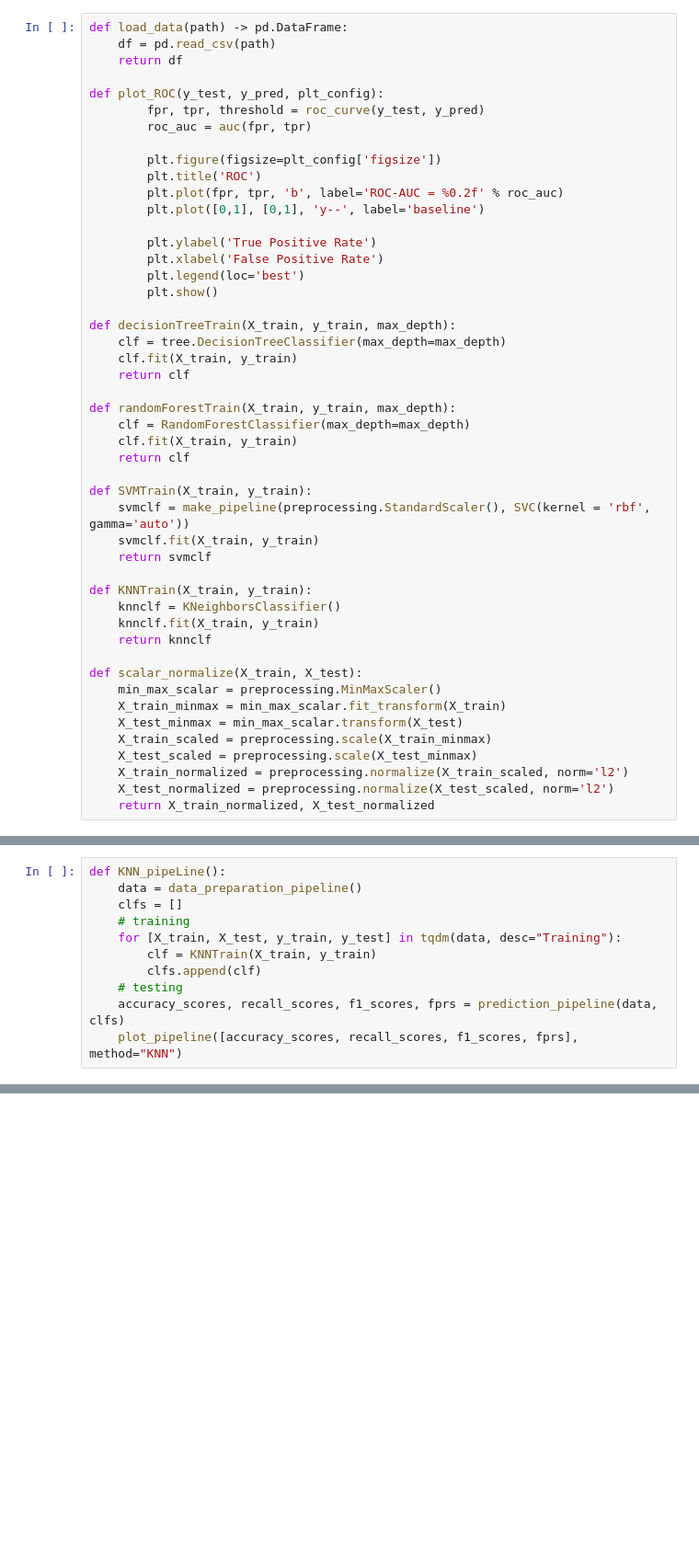
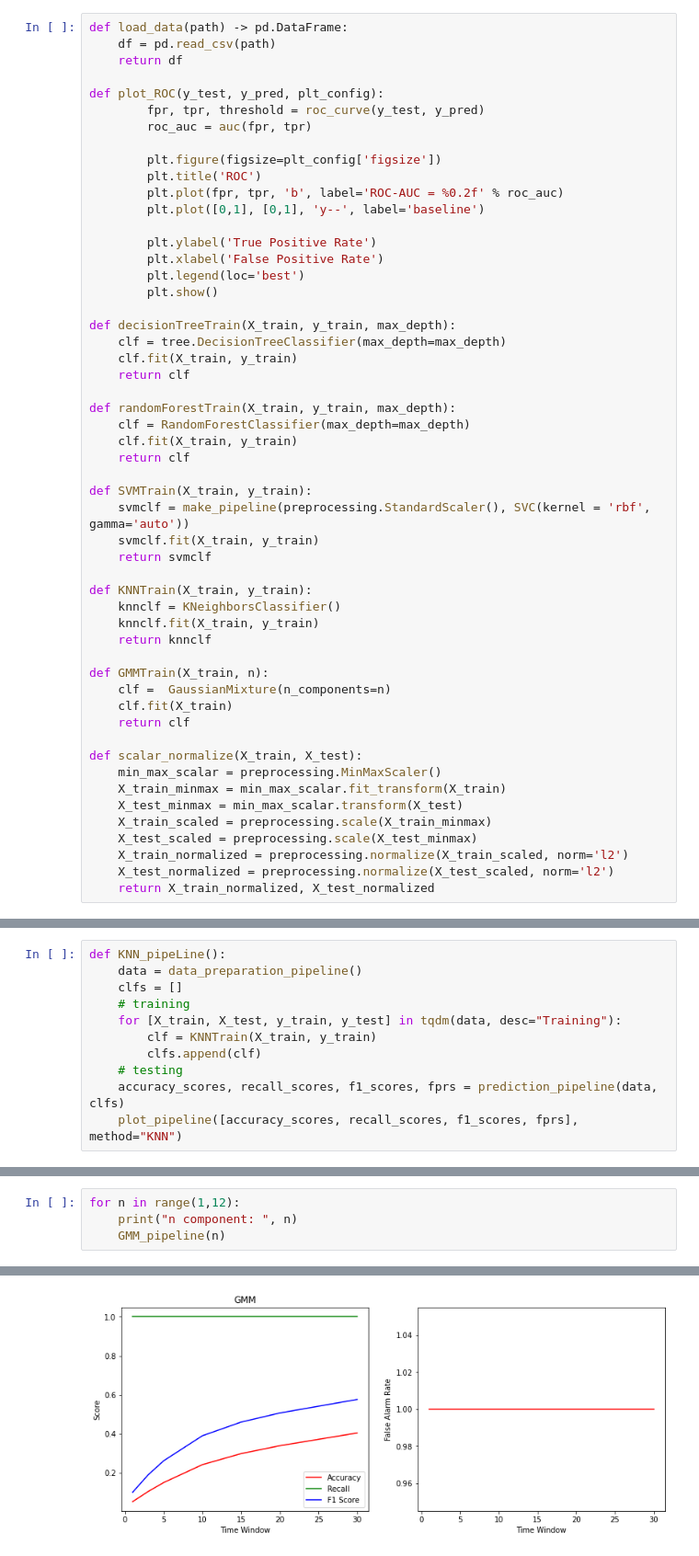
Before and after one commit to Kris2Wu/ACD, a Jupyter notebook: model_training_detection/machine_learning_train_pipeline.ipynb, the cells around one changed output, grey strips where cells are left out. Shown: that part at 92% size. Saved outputs shown, nothing was run; the diff lists cells and outputs as text; blank space fills up the shorter version.

```diff
--- a/model_training_detection/machine_learning_train_pipeline.ipynb
+++ b/model_training_detection/machine_learning_train_pipeline.ipynb
@@ -74,6 +74,11 @@ def KNNTrain(X_train, y_train):
     knnclf.fit(X_train, y_train)
     return knnclf
 
+def GMMTrain(X_train, n):
+    clf =  GaussianMixture(n_components=n)
+    clf.fit(X_train)
+    return clf
+
 def scalar_normalize(X_train, X_test):
     min_max_scalar = preprocessing.MinMaxScaler()
     X_train_minmax = min_max_scalar.fit_transform(X_train)
@@ -255,0 +311,5 @@ KNN_pipeLine()
+# %%
+for n in range(1,12):
+    print("n component: ", n)
+    GMM_pipeline(n)
+# %% [output]
@@ -255,0 +317 @@ KNN_pipeLine()
+[figure, added]
```
Also changed, not shown: parts of 6 cells of this notebook.
